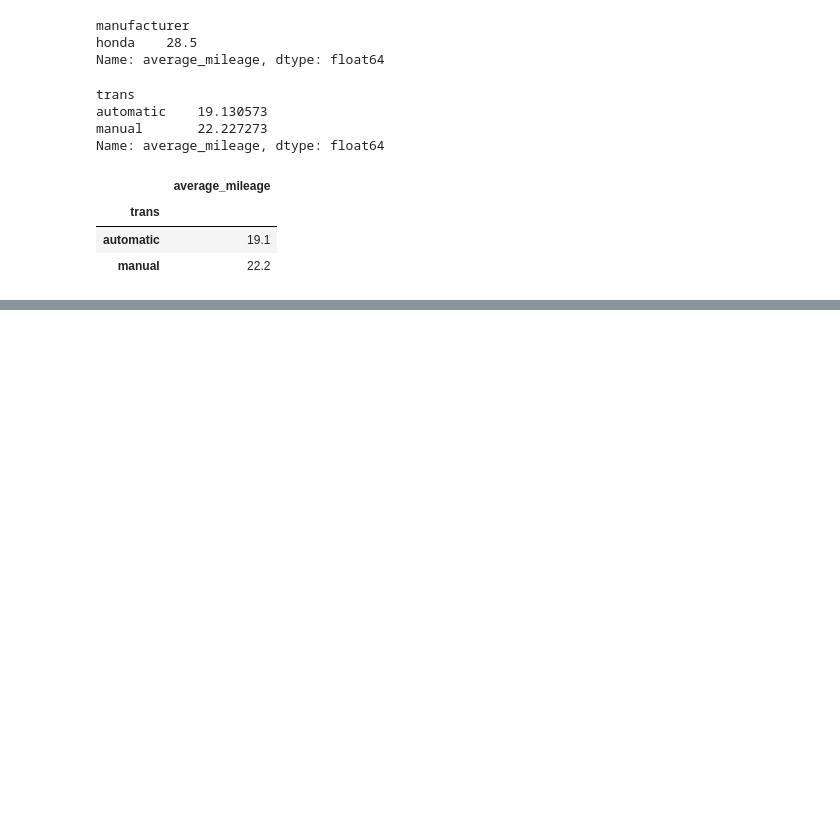
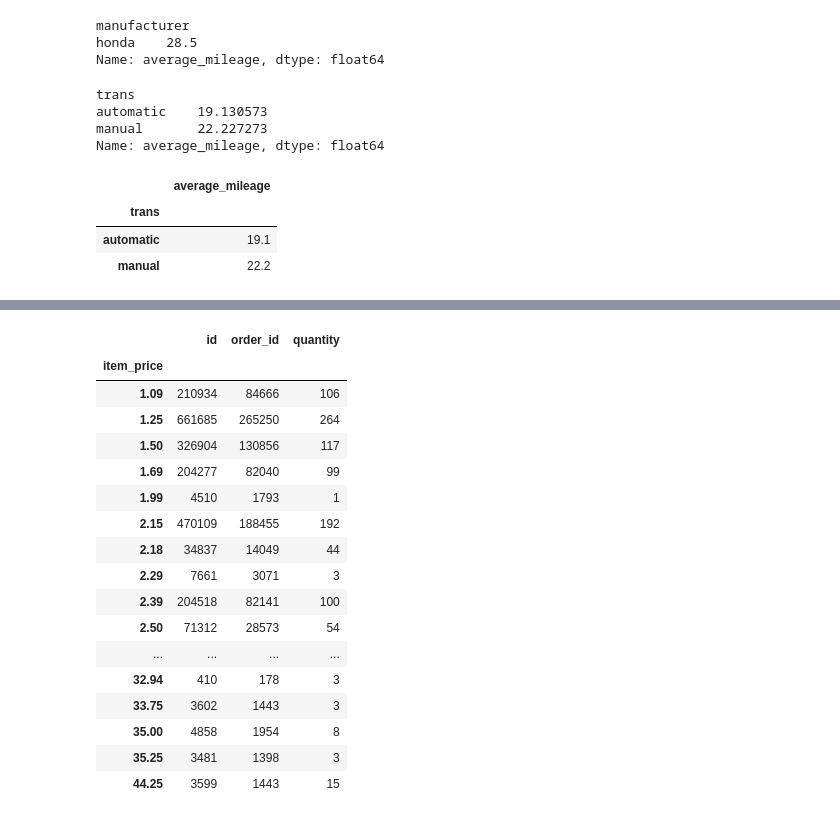
Before and after one commit to raycerna/numpy-pandas-visualization-exercises, a Jupyter notebook: advanced_dataframes.ipynb, the cells around one changed output, grey strips where cells are left out. Cells and saved outputs as stored; diff of their text form; code cells hidden in the pictures; blank space fills up the shorter version.

```diff
--- a/advanced_dataframes.ipynb
+++ b/advanced_dataframes.ipynb
@@ -444,0 +463,11 @@ df.groupby('trans')[['average_mileage']].mean().round(1)
+# %%
+#3.1 from env import get_db_url
+
+
+url = get_db_url("chipotle")
+sql = """
+SELECT * FROM orders
+"""
+
+chipotle = pd.read_sql(sql, url)
+chipotle.head()
@@ -444,0 +519,2 @@ df.groupby('trans')[['average_mileage']].mean().round(1)
+# %%
+chipotle['item_price'] = chipotle.item_price.apply(lambda value: float(value[1:].strip()))
@@ -444,0 +539,21 @@ df.groupby('trans')[['average_mileage']].mean().round(1)
+# %%
+chipotle.groupby(['item_price']).agg('sum')
+# %% [output]
+|  | id | order_id | quantity |
+| item_price |  |  |  |
+| 1.09 | 210934 | 84666 | 106 |
+| 1.25 | 661685 | 265250 | 264 |
+| 1.50 | 326904 | 130856 | 117 |
+| 1.69 | 204277 | 82040 | 99 |
+| 1.99 | 4510 | 1793 | 1 |
+| 2.15 | 470109 | 188455 | 192 |
+| 2.18 | 34837 | 14049 | 44 |
+| 2.29 | 7661 | 3071 | 3 |
+| 2.39 | 204518 | 82141 | 100 |
+| 2.50 | 71312 | 28573 | 54 |
+| ... | ... | ... | ... |
+| 32.94 | 410 | 178 | 3 |
+| 33.75 | 3602 | 1443 | 3 |
+| 35.00 | 4858 | 1954 | 8 |
+| 35.25 | 3481 | 1398 | 3 |
+| 44.25 | 3599 | 1443 | 15 |
```
Also changed, not shown: parts of 12 cells of this notebook.
